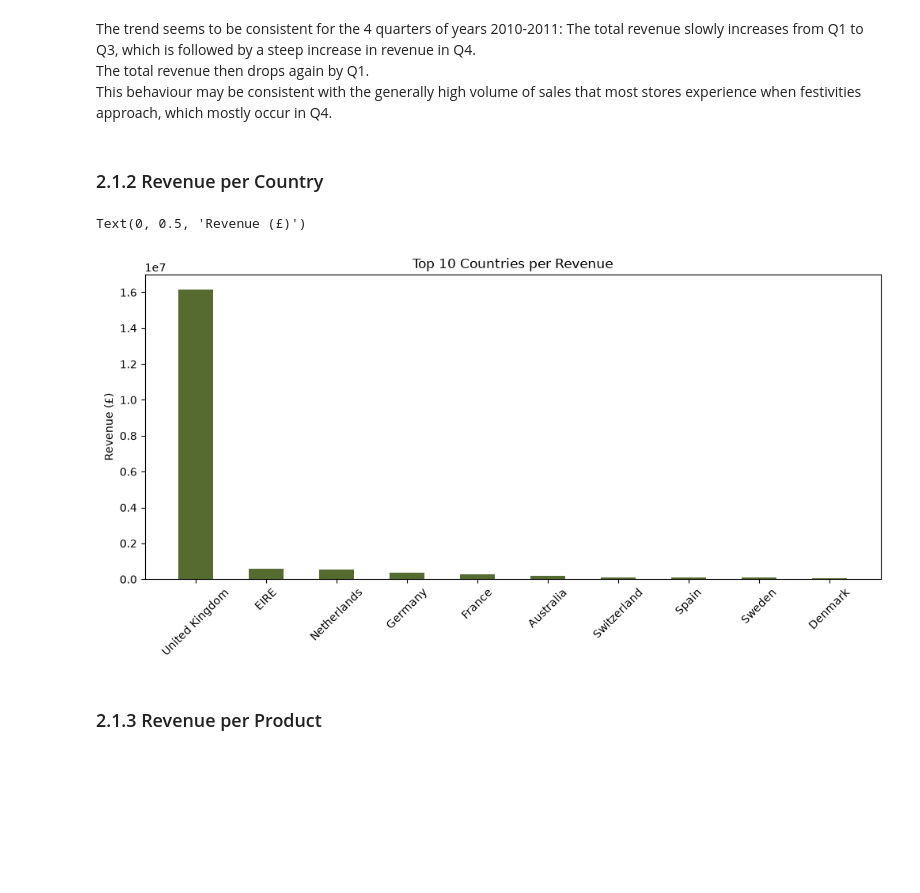
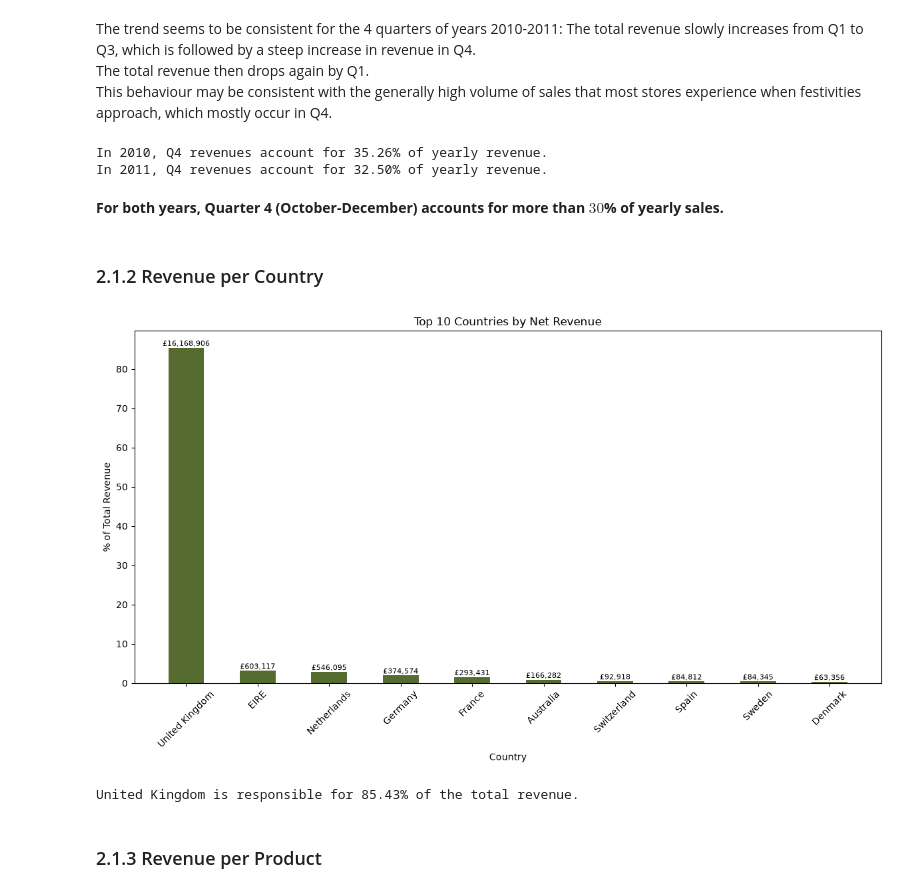
Before and after one commit to Sara-Munafo/retail-sales-analysis, a Jupyter notebook: notebooks/02_analysis.ipynb, the cells around one changed output. Cells and saved outputs as stored; diff of their text form; code cells hidden in the pictures; blank space fills up the shorter version.

```diff
--- a/notebooks/02_analysis.ipynb
+++ b/notebooks/02_analysis.ipynb
@@ -128,6 +128,20 @@ plt.show()
 The trend seems to be consistent for the 4 quarters of years 2010-2011: The total revenue slowly increases from Q1 to Q3, which is followed by a steep increase in revenue in Q4.
 The total revenue then drops again by Q1.
 This behaviour may be consistent with the generally high volume of sales that most stores experience when festivities approach, which mostly occur in Q4.
+# %%
+rev_2010 = df_net_rev_quart[df_net_rev_quart["year"]=='2010']["revenue"].sum()
+rev_2011 = df_net_rev_quart[df_net_rev_quart["year"]=='2011']["revenue"].sum()
+
+q4_2010 = df_net_rev_quart[df_net_rev_quart["year_quarter"]=='2010-Q4']["revenue"].item()
+q4_2011 = df_net_rev_quart[df_net_rev_quart["year_quarter"]=='2011-Q4']["revenue"].item()
+
+print(f"In 2010, Q4 revenues account for {(q4_2010/rev_2010)*100:.2f}% of yearly revenue.")
+print(f"In 2011, Q4 revenues account for {(q4_2011/rev_2011)*100:.2f}% of yearly revenue.")
+# %% [output]
+In 2010, Q4 revenues account for 35.26% of yearly revenue.
+In 2011, Q4 revenues account for 32.50% of yearly revenue.
+# %% [markdown]
+**For both years, Quarter 4 (October-December) accounts for more than $30$% of yearly sales.**
 # %% [markdown]
 ### 2.1.2 Revenue per Country
 # %%
@@ -142,15 +156,34 @@ q_country_net_rev = """
     """
 
 df_country_net_rev = pd.read_sql(q_country_net_rev, engine)
+df_country_net_rev["revenue_pct"]=df_country_net_rev["revenue"]/(df_country_net_rev["revenue"].sum())*100
-# %%
-plt.figure(figsize=(12,5))
-plt.bar(df_country_net_rev["Country"][:10], df_country_net_rev["revenue"][:10], width=0.5, color="darkolivegreen")
-plt.xticks(rotation=45)
-plt.title("Top 10 Countries per Revenue")
-plt.ylabel("Revenue (£)")
-# %% [output]
-Text(0, 0.5, 'Revenue (£)')
-[figure, removed]
+# %%
+fig, ax = plt.subplots(figsize=(12, 7))
+
+bars = ax.bar(df_country_net_rev["Country"][:10],
+              df_country_net_rev["revenue_pct"][:10],
+              width=0.5, color="darkolivegreen")
+
+for bar, val in zip(bars, df_country_net_rev["revenue"][:10]):
+    ax.text(bar.get_x() + bar.get_width()/2,
+            bar.get_height(),
+            f'£{val:,.0f}',
+            ha='center', va='bottom', fontsize=8)
+
+ax.set_xlabel("Country")
+ax.set_ylabel("% of Total Revenue")
+ax.set_title("Top 10 Countries by Net Revenue")
+plt.xticks(rotation=45)
+plt.tight_layout()
+plt.show()
+# %% [output]
+[figure, added]
+# %%
+uk_rev = df_country_net_rev[df_country_net_rev["Country"]=="United Kingdom"]["revenue_pct"].item()
+
+print(f"United Kingdom is responsible for {uk_rev:.2f}% of the total revenue.")
+# %% [output]
+United Kingdom is responsible for 85.43% of the total revenue.
 # %% [markdown]
 ### 2.1.3 Revenue per Product
 # %%
```
Also changed, not shown: parts of 37 cells of this notebook.
